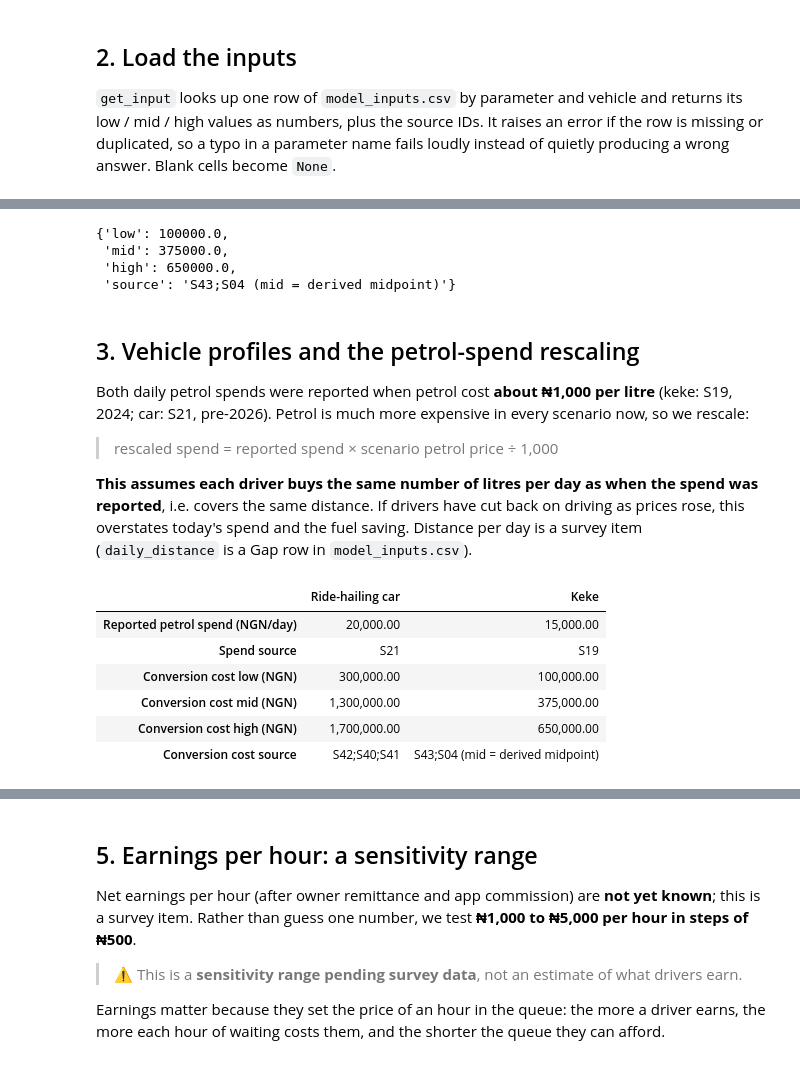
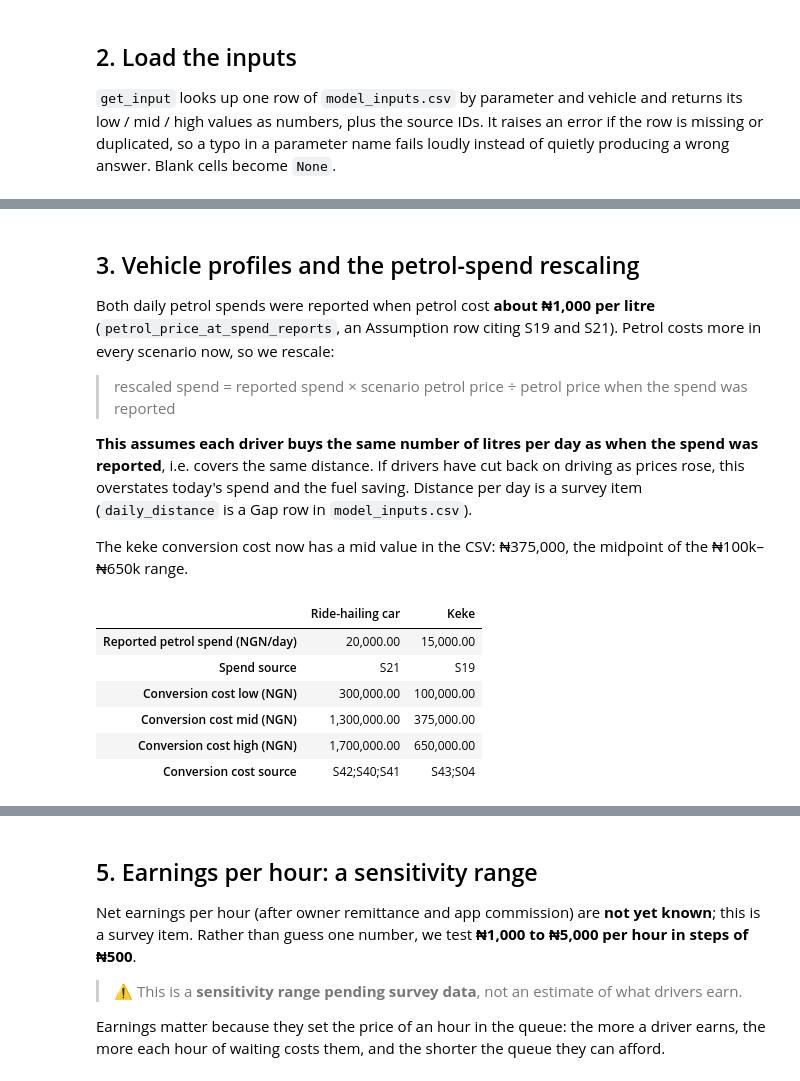
Before and after one commit to malikbadmus79-max/nigeria-cng-policy, a Jupyter notebook: notebooks/02_cost_model.ipynb, the cells around one changed output, grey strips where cells are left out. Cells and saved outputs as stored; diff of their text form; code cells hidden in the pictures.

```diff
--- a/notebooks/02_cost_model.ipynb
+++ b/notebooks/02_cost_model.ipynb
@@ -78,55 +92,46 @@ The keke also uses the `car/bus` CNG price, since that is the only light-vehicle
-# %%
-conv_keke["mid"] = (conv_keke["low"] + conv_keke["high"]) / 2
-conv_keke["source"] += " (mid = derived midpoint)"
-conv_keke
-# %% [output]
-{'low': 100000.0,
- 'mid': 375000.0,
- 'high': 650000.0,
- 'source': 'S43;S04 (mid = derived midpoint)'}
 # %% [markdown]
 ## 3. Vehicle profiles and the petrol-spend rescaling
 
-Both daily petrol spends were reported when petrol cost **about ₦1,000 per litre** (keke: S19, 2024; car: S21,
-pre-2026). Petrol is much more expensive in every scenario now, so we rescale:
+Both daily petrol spends were reported when petrol cost **about ₦1,000 per litre** (`petrol_price_at_spend_reports`,
+an Assumption row citing S19 and S21). Petrol costs more in every scenario now, so we rescale:
 
-> rescaled spend = reported spend × scenario petrol price ÷ 1,000
+> rescaled spend = reported spend × scenario petrol price ÷ petrol price when the spend was reported
 
 **This assumes each driver buys the same number of litres per day as when the spend was reported**, i.e. covers the
 same distance. If drivers have cut back on driving as prices rose, this overstates today's spend and the fuel saving.
 Distance per day is a survey item (`daily_distance` is a Gap row in `model_inputs.csv`).
+
+The keke conversion cost now has a mid value in the CSV: ₦375,000, the midpoint of the ₦100k–₦650k range.
 # %%
-SPEND_REFERENCE_PETROL_PRICE = 1_000   # NGN/litre when the spends were reported (S19 note; S21 pre-2026)
-
 vehicles = {
     "Ride-hailing car": {
-        "spend_reported": spend_car["mid"],     # 20,000 NGN/day, S21
+        "spend_reported": spend_car["mid"],
         "spend_source": spend_car["source"],
         "conversion_cost": conv_car,
     },
     "Keke": {
-        "spend_reported": spend_keke["mid"],    # 15,000 NGN/day, S19
+        "spend_reported": spend_keke["mid"],
         "spend_source": spend_keke["source"],
         "conversion_cost": conv_keke,
     },
 }
 
 pd.DataFrame({
     name: {
         "Reported petrol spend (NGN/day)": v["spend_reported"],
         "Spend source": v["spend_source"],
         "Conversion cost low (NGN)": v["conversion_cost"]["low"],
         "Conversion cost mid (NGN)": v["conversion_cost"]["mid"],
         "Conversion cost high (NGN)": v["conversion_cost"]["high"],
         "Conversion cost source": v["conversion_cost"]["source"],
     }
     for name, v in vehicles.items()
 })
 # %% [output]
 |  | Ride-hailing car | Keke |
 | Reported petrol spend (NGN/day) | 20,000.00 | 15,000.00 |
 | Spend source | S21 | S19 |
 | Conversion cost low (NGN) | 300,000.00 | 100,000.00 |
 | Conversion cost mid (NGN) | 1,300,000.00 | 375,000.00 |
 | Conversion cost high (NGN) | 1,700,000.00 | 650,000.00 |
-| Conversion cost source | S42;S40;S41 | S43;S04 (mid = derived midpoint) |
+| Conversion cost source | S42;S40;S41 | S43;S04 |
```
Also changed, not shown: parts of 20 cells of this notebook, 2 other files.
